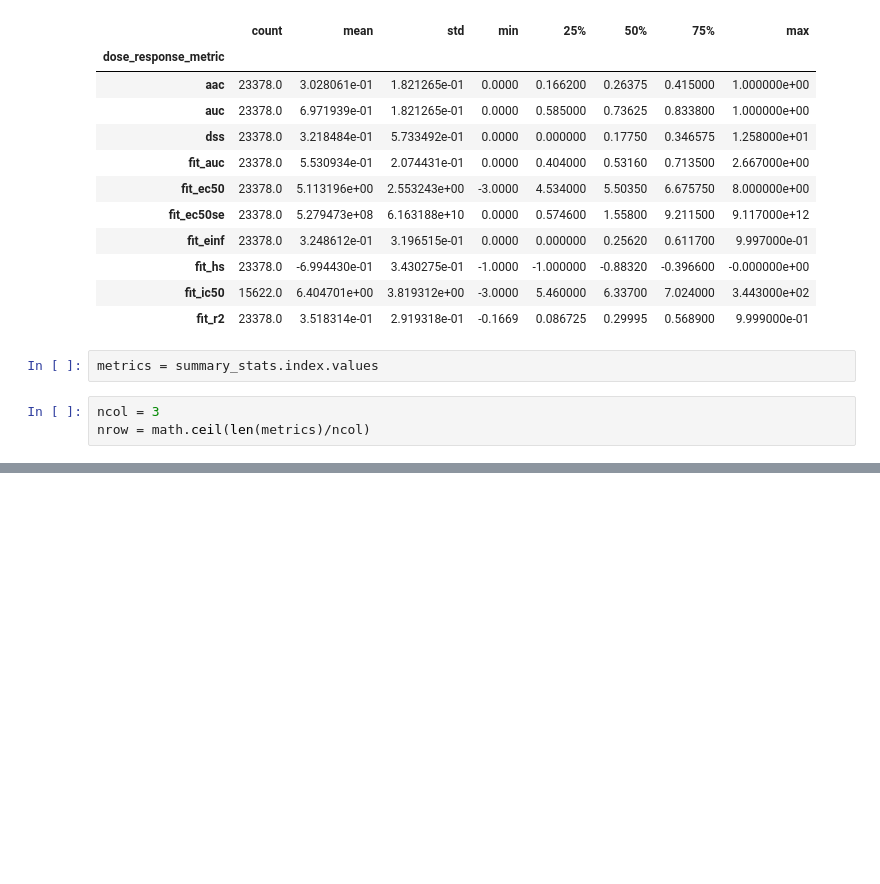
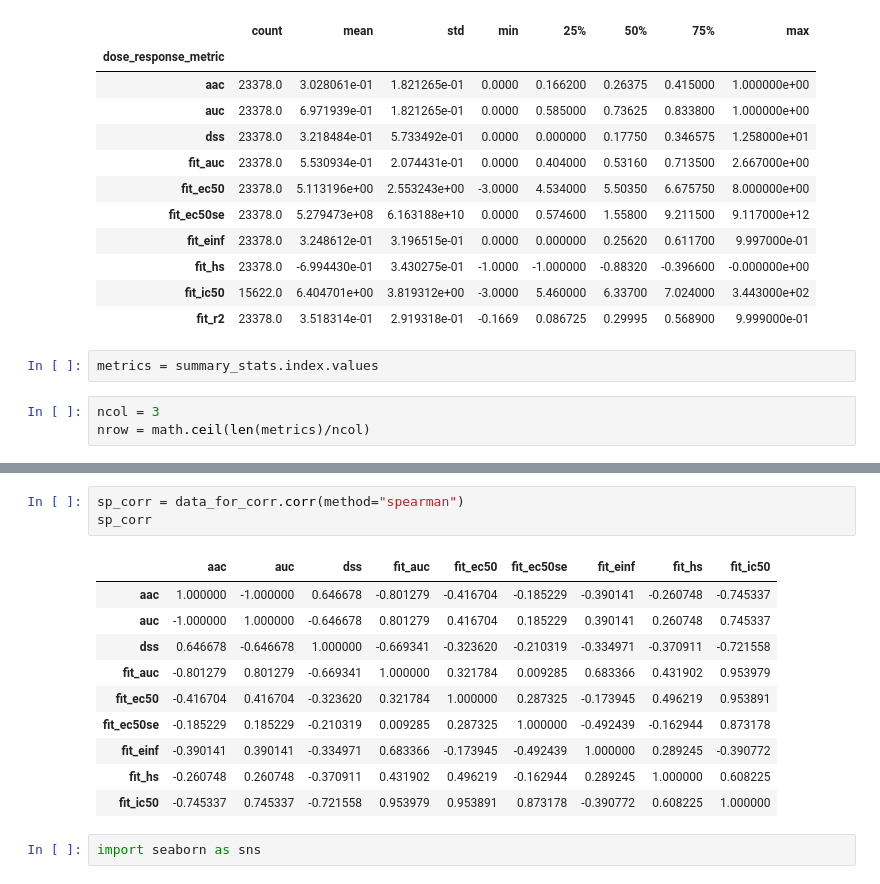
Before and after one commit to PNNL-CompBio/coderdata, a Jupyter notebook: notebooks/dataset_statistics.ipynb, the cells around one changed output, grey strips where cells are left out. Drawn from its saved outputs; the diff is of its cells as text; blank space fills up the shorter version.

```diff
--- a/notebooks/dataset_statistics.ipynb
+++ b/notebooks/dataset_statistics.ipynb
@@ -69,0 +183,16 @@ Text(0.5, 0.98, 'Distribution of drug response values in "beataml"')
+# %%
+sp_corr = data_for_corr.corr(method="spearman")
+sp_corr
+# %% [output]
+|  | aac | auc | dss | fit_auc | fit_ec50 | fit_ec50se | fit_einf | fit_hs | fit_ic50 |
+| aac | 1.000000 | -1.000000 | 0.646678 | -0.801279 | -0.416704 | -0.185229 | -0.390141 | -0.260748 | -0.745337 |
+| auc | -1.000000 | 1.000000 | -0.646678 | 0.801279 | 0.416704 | 0.185229 | 0.390141 | 0.260748 | 0.745337 |
+| dss | 0.646678 | -0.646678 | 1.000000 | -0.669341 | -0.323620 | -0.210319 | -0.334971 | -0.370911 | -0.721558 |
+| fit_auc | -0.801279 | 0.801279 | -0.669341 | 1.000000 | 0.321784 | 0.009285 | 0.683366 | 0.431902 | 0.953979 |
+| fit_ec50 | -0.416704 | 0.416704 | -0.323620 | 0.321784 | 1.000000 | 0.287325 | -0.173945 | 0.496219 | 0.953891 |
+| fit_ec50se | -0.185229 | 0.185229 | -0.210319 | 0.009285 | 0.287325 | 1.000000 | -0.492439 | -0.162944 | 0.873178 |
+| fit_einf | -0.390141 | 0.390141 | -0.334971 | 0.683366 | -0.173945 | -0.492439 | 1.000000 | 0.289245 | -0.390772 |
+| fit_hs | -0.260748 | 0.260748 | -0.370911 | 0.431902 | 0.496219 | -0.162944 | 0.289245 | 1.000000 | 0.608225 |
+| fit_ic50 | -0.745337 | 0.745337 | -0.721558 | 0.953979 | 0.953891 | 0.873178 | -0.390772 | 0.608225 | 1.000000 |
+# %%
+import seaborn as sns
```
Also changed, not shown: parts of 16 cells of this notebook.
